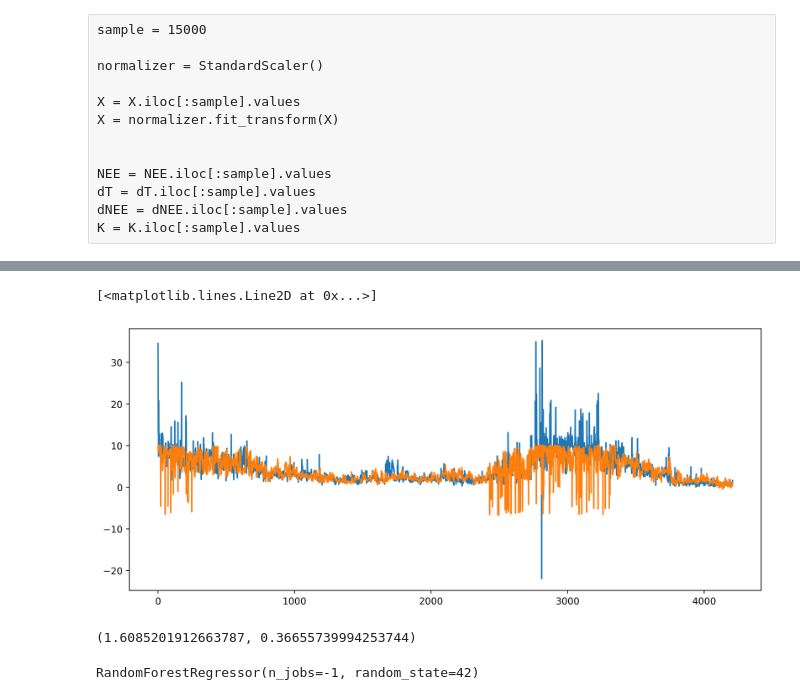
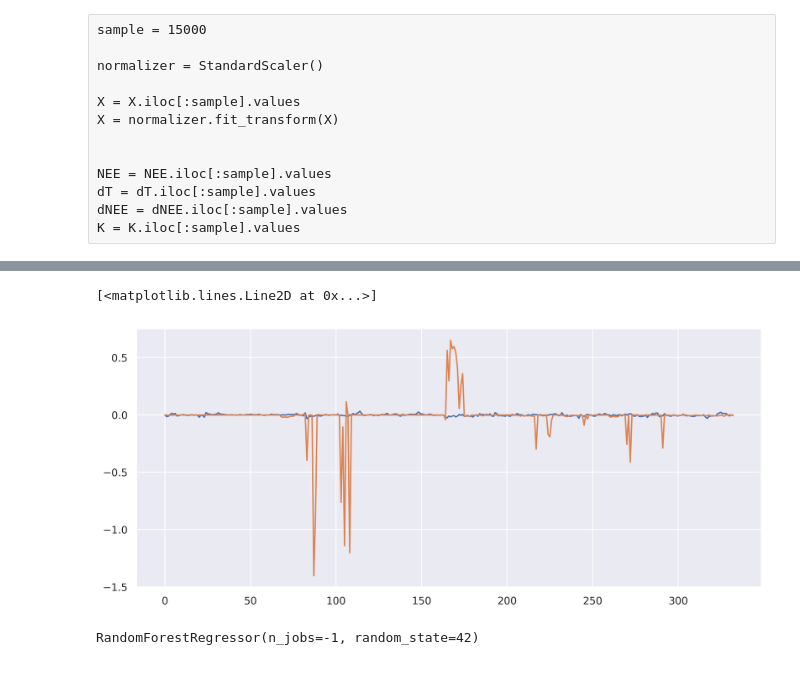
Before and after one commit to saadzia10/PIAE-SDE, a Jupyter notebook: pivae_sde/PIVAE.ipynb, the cells around one changed output, grey strips where cells are left out. Drawn from its saved outputs; the diff is of its cells as text; code cells hidden in the pictures.

```diff
--- a/pivae_sde/PIVAE.ipynb
+++ b/pivae_sde/PIVAE.ipynb
@@ -300,0 +398,8 @@ test_data_loader = DataLoader(test_dataset, batch_size=1024, shuffle=False)
+# %%
+for batch in train_data_loader:
+    x = batch['X'].to("cuda")
+    k = batch['k'].to("cuda")
+    f = batch['dNEE'].to("cuda")
+    yhat = model(x, f, k)
+    break
+make_dot(yhat, params=dict(list(model.named_parameters()))).render(save_dir.joinpath("pivae"), format="png")
@@ -411,6 +530,7 @@ PIVAE_SDE(
 # %%
-preds = []
-gt = []
+preds = DotMap({"nee": [], "E0": [], "rb": [] , "dtemp": [] , "f": [], "z": []})
+gt = DotMap({"nee": [], "E0": [], "rb": [] , "dtemp": [] , "f": []})
+
 
 for batch in test_data_loader:
     x = batch['X'].to("cuda")
@@ -420,8 +540,22 @@ for batch in test_data_loader:
     nee = batch['NEE'].to("cuda")
 
     nee_pred, dT_dt_pred, k_pred, f_pred, z, residual = model(x, f, k)
-    preds.extend(nee_pred.cpu().detach().numpy().tolist())
-    gt.extend(nee.cpu().detach().numpy().tolist())
+    E0_pred, rb_pred = k_pred[:, 0], k_pred[:, 1]
 
-preds = np.array(preds).flatten()
-gt =  np.array(gt)
+    preds.nee.extend(nee_pred.cpu().detach().numpy().tolist())
+    preds.E0.extend(E0_pred.cpu().detach().numpy().tolist())
+    preds.rb.extend(rb_pred.cpu().detach().numpy().tolist())
+    preds.dtemp.extend(dT_dt_pred.cpu().detach().numpy().flatten().tolist())
+    preds.f.extend(f_pred.cpu().detach().numpy().tolist())
+    preds.z.extend(z.cpu().detach().numpy().tolist())
+
+    gt.nee.extend(nee.cpu().detach().numpy().tolist())
+    gt.E0.extend(k[:, 0].cpu().detach().numpy().tolist())
+    gt.rb.extend(k[:, 1].cpu().detach().numpy().tolist())
+    gt.f.extend(f.cpu().detach().numpy().tolist())
+    gt.dtemp.extend(dtemp.cpu().detach().numpy().tolist())
+
+for col in preds:
+    preds[col] = np.array(preds[col])
+for col in gt:
+    gt[col] = np.array(gt[col])
@@ -438,14 +579,15 @@ array([34.50799942, 27.34799957, 13.16499996, ...,  1.22880006,
+# %%
+mask = (test_data["DateTime"].dt.month == 1).values
+# %%
+gt_vis = gt.dtemp[mask]
+preds_vis = preds.dtemp[mask]
 # %%
 fig, ax = plt.subplots(figsize=(12, 5), dpi=400)
-plt.plot(gt)
-plt.plot(preds)
+plt.plot(gt_vis)
+plt.plot(preds_vis)
 # %% [output]
 [<matplotlib.lines.Line2D at 0x...>]
-[figure, old version]
+[figure, new version]
-# %%
-mean_absolute_error(gt, preds), r2_score(gt, preds)
-# %% [output]
-(1.6085201912663787, 0.36655739994253744)
 # %%
 from sklearn.ensemble import RandomForestRegressor
 
```
Also changed, not shown: parts of 39 cells of this notebook.
